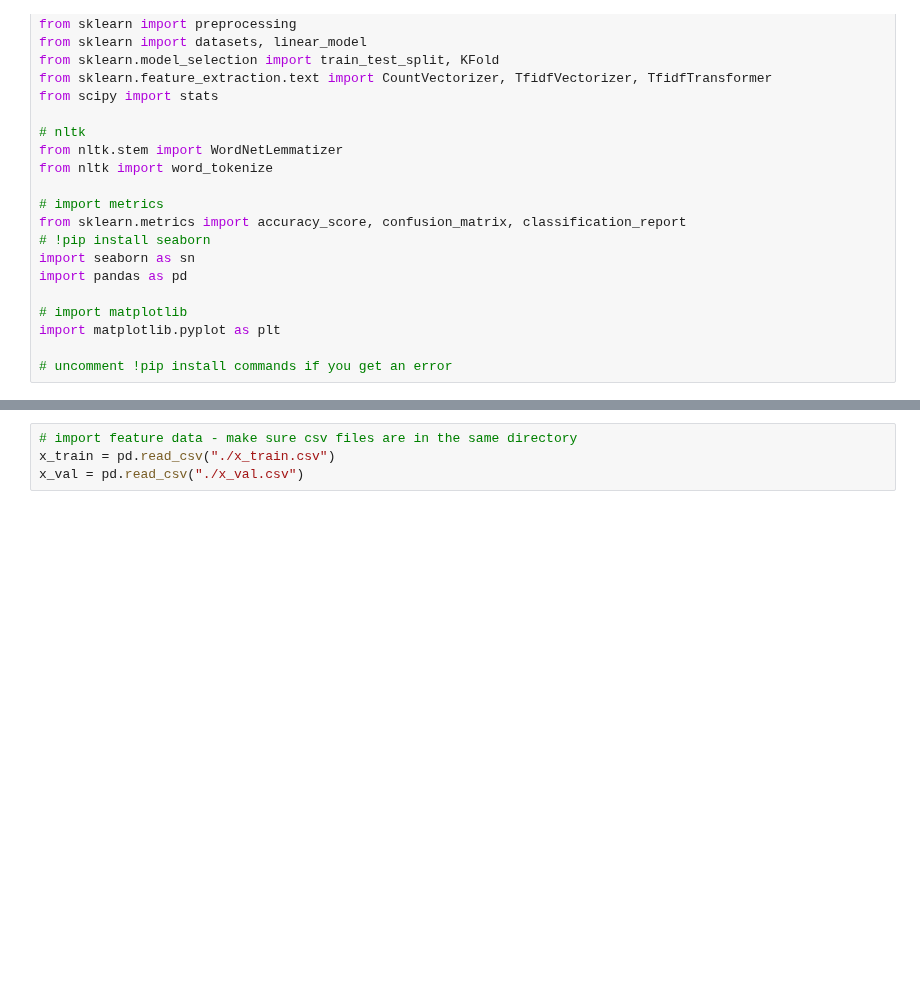
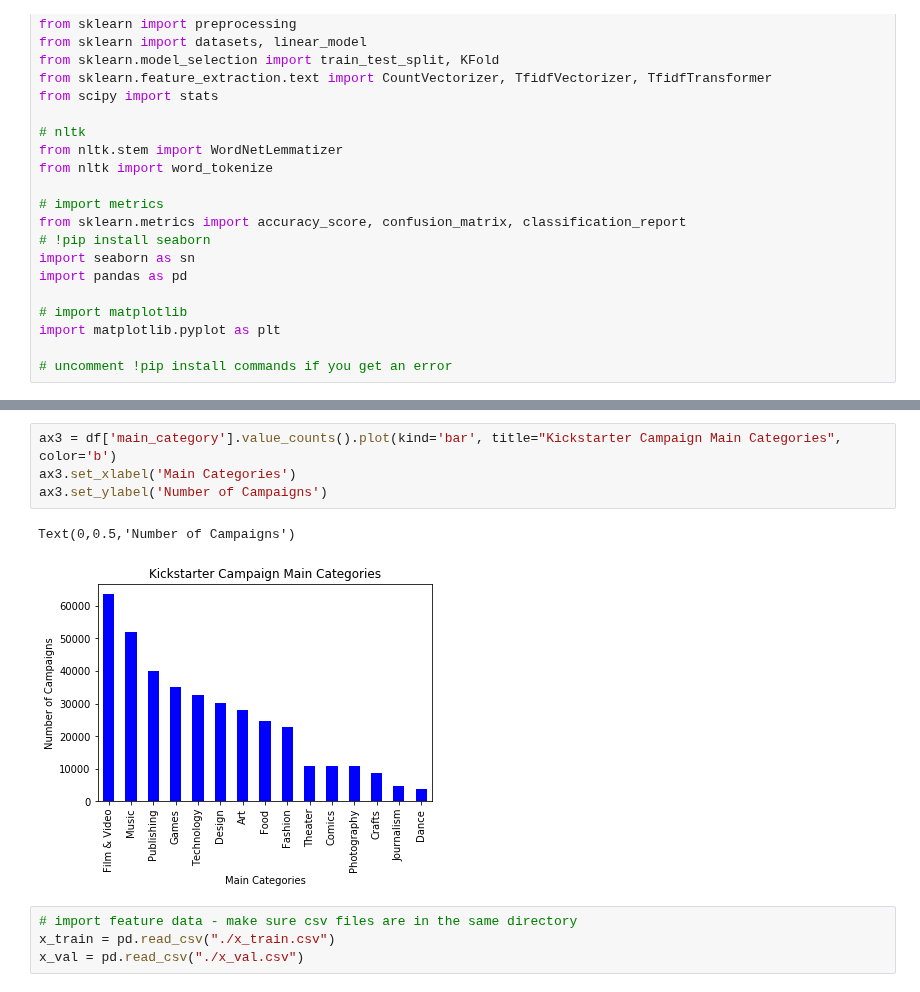
Before and after one commit to liberrhythm/mlvu-kickstarter-project, a Jupyter notebook: kickstarter_baseline_metrics.ipynb, the cells around one changed output, grey strips where cells are left out. Drawn from its saved outputs; the diff is of its cells as text; blank space fills up the shorter version.

```diff
--- a/kickstarter_baseline_metrics.ipynb
+++ b/kickstarter_baseline_metrics.ipynb
@@ -30,3 +96,10 @@ import matplotlib.pyplot as plt
+# %%
+ax3 = df['main_category'].value_counts().plot(kind='bar', title="Kickstarter Campaign Main Categories", color='b')
+ax3.set_xlabel('Main Categories')
+ax3.set_ylabel('Number of Campaigns')
+# %% [output]
+Text(0,0.5,'Number of Campaigns')
+[figure, added]
 # %%
 # import feature data - make sure csv files are in the same directory
 x_train = pd.read_csv("./x_train.csv")
```
Also changed, not shown: parts of 11 cells of this notebook, 8 other files.
